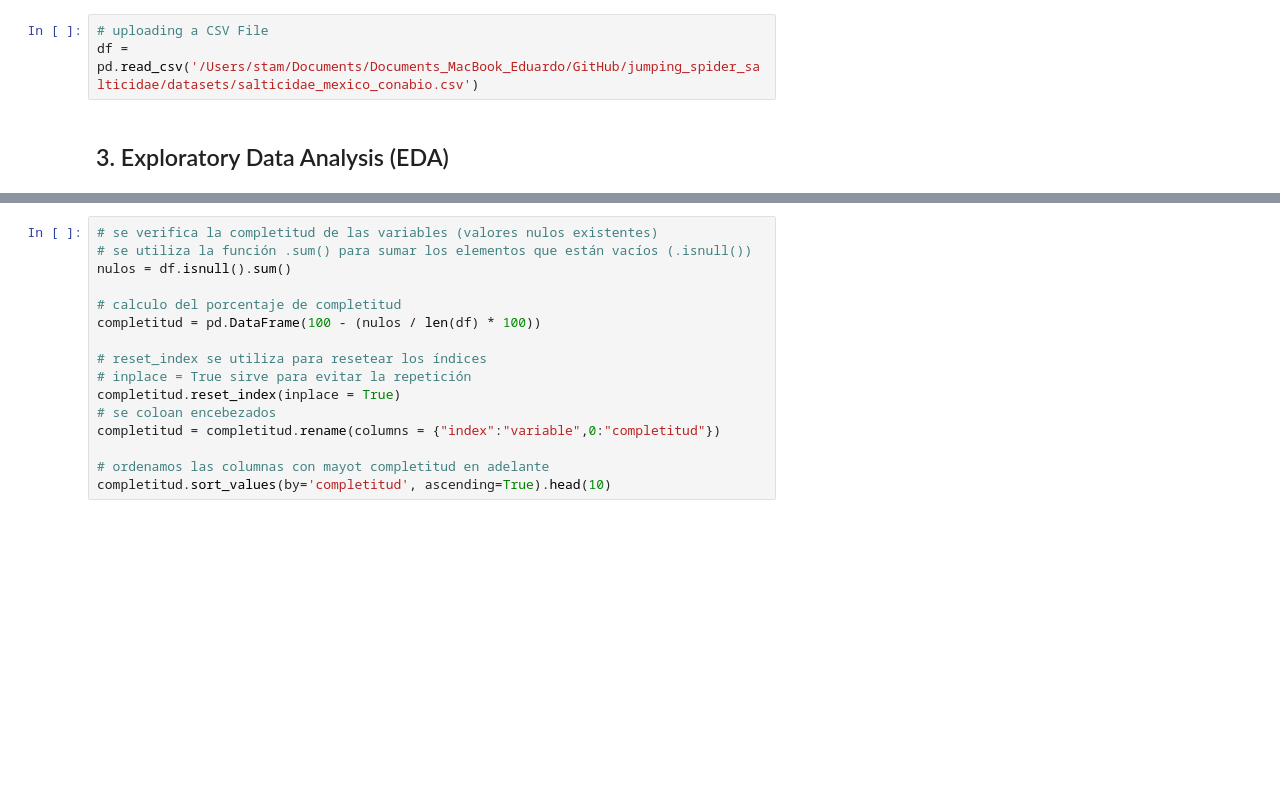
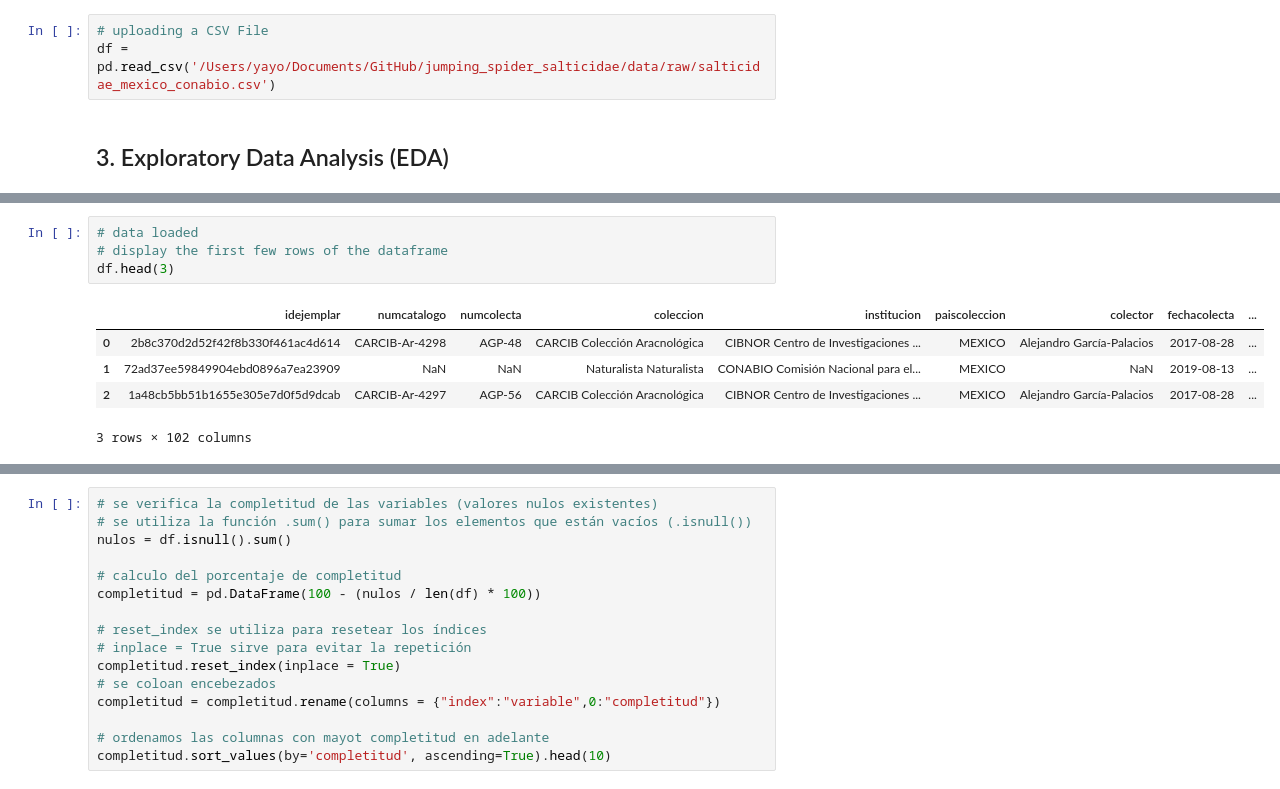
Before and after one commit to cordoba-a/jumping_spider_salticidae, a Jupyter notebook: notebooks/01b_cleaning_salticidae_conabio_data.ipynb, the cells around one changed output, grey strips where cells are left out. Saved outputs shown, nothing was run; the diff lists cells and outputs as text; blank space fills up the shorter version.

```diff
--- a/notebooks/01b_cleaning_salticidae_conabio_data.ipynb
+++ b/notebooks/01b_cleaning_salticidae_conabio_data.ipynb
@@ -17,5 +15,5 @@ warnings.filterwarnings("ignore")
 # %%
 # uploading a CSV File
-df = pd.read_csv('/Users/stam/Documents/Documents_MacBook_Eduardo/GitHub/jumping_spider_salticidae/datasets/salticidae_mexico_conabio.csv')
+df = pd.read_csv('/Users/yayo/Documents/GitHub/jumping_spider_salticidae/data/raw/salticidae_mexico_conabio.csv')
 # %% [markdown]
 ## 3. Exploratory Data Analysis (EDA)
@@ -21,0 +40,10 @@ df = pd.read_csv('/Users/stam/Documents/Documents_MacBook_Eduardo/GitHub/jumping
+# %%
+# data loaded
+# display the first few rows of the dataframe
+df.head(3)
+# %% [output]
+|  | idejemplar | numcatalogo | numcolecta | coleccion | institucion | paiscoleccion | colector | fechacolecta | ... |
+| 0 | 2b8c370d2d52f42f8b330f461ac4d614 | CARCIB-Ar-4298 | AGP-48 | CARCIB Colección Aracnológica | CIBNOR Centro de Investigaciones ... | MEXICO | Alejandro García-Palacios | 2017-08-28 | ... |
+| 1 | 72ad37ee59849904ebd0896a7ea23909 | NaN | NaN | Naturalista Naturalista | CONABIO Comisión Nacional para el... | MEXICO | NaN | 2019-08-13 | ... |
+| 2 | 1a48cb5bb51b1655e305e7d0f5d9dcab | CARCIB-Ar-4297 | AGP-56 | CARCIB Colección Aracnológica | CIBNOR Centro de Investigaciones ... | MEXICO | Alejandro García-Palacios | 2017-08-28 | ... |
+3 rows × 102 columns
```
Also changed, not shown: parts of 34 cells of this notebook, 13 other files.
